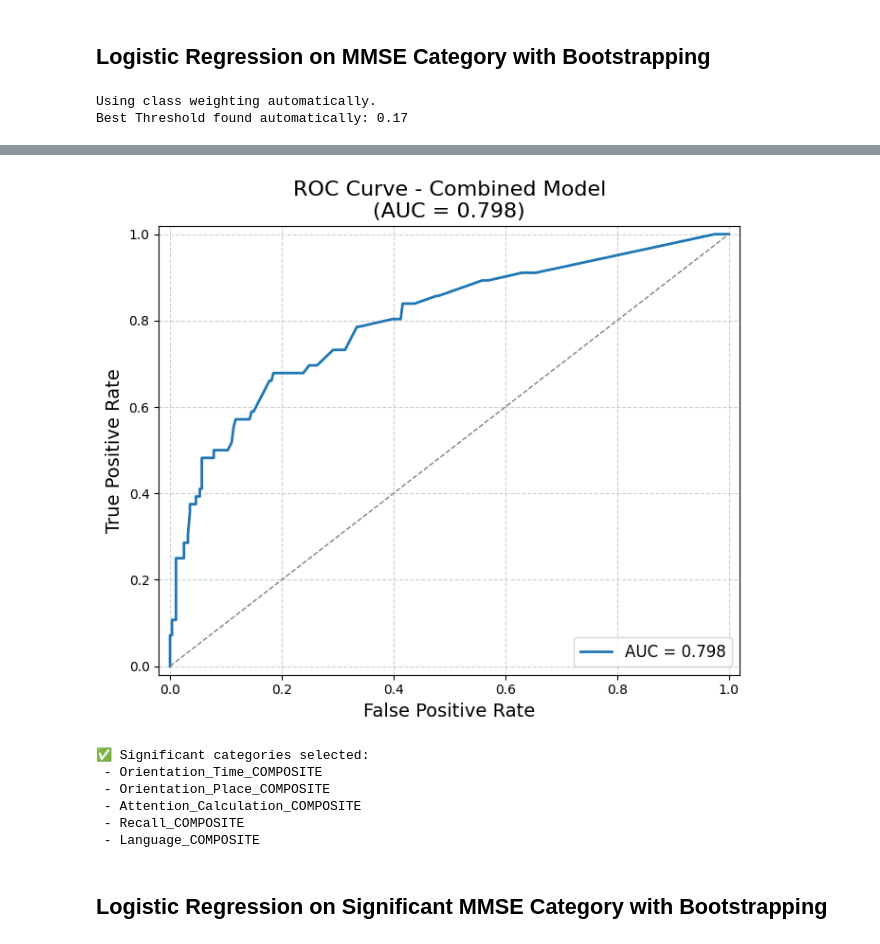
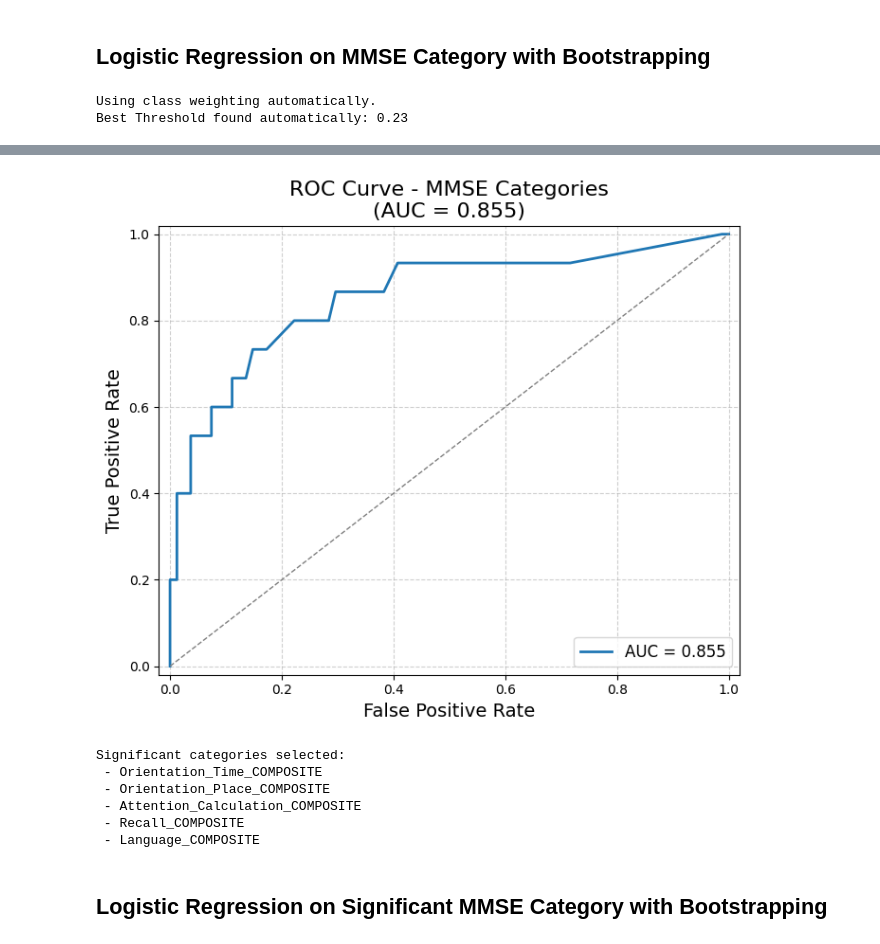
Before and after one commit to LisanKuruppu/bacheloroppgave, a Jupyter notebook: Logisitc_Analysis.ipynb, the cells around one changed output, grey strips where cells are left out. Saved outputs shown, nothing was run; the diff lists cells and outputs as text; code cells hidden in the pictures.

```diff
--- a/Logisitc_Analysis.ipynb
+++ b/Logisitc_Analysis.ipynb
@@ -269,10 +234,18 @@ def update_categories_with_good_questions(categories, good_questions):
 ## Logistic Regression on MMSCORE with Bootstrapping
 # %%
 # Define features and target
-X_train = df_train[['MMSCORE']]
+X_train = df_train[['MMSCORE', 'subject_id']]  # Include 'subject_id' in X_train
 y_train = df_train['AD']
-X_test = df_test[['MMSCORE']]
+X_test = df_test[['MMSCORE', 'subject_id']]  # Include 'subject_id' in X_test
 y_test = df_test['AD']
+
+# Use only the last visit for each subject in the test set
+X_test = X_test.drop_duplicates(subset=['subject_id'], keep='last')
+y_test = y_test[X_test.index]  # Align y_test with the filtered X_test
+
+# Drop 'subject_id' from X_train and X_test
+X_train = X_train.drop(columns=['subject_id'])
+X_test = X_test.drop(columns=['subject_id'])
 
 # Run bootstrapped logistic regression
 mmsescore_results = bootstrap_metrics(
@@ -421,61 +290,13 @@ Best Threshold found automatically: 0.10
 # %% [markdown]
 ## Logistic Regression on MMSE Category with Bootstrapping
 # %%
+# Use only the last visit for each subject in the test set
+df_test = df_test.groupby('subject_id').last().reset_index()
+
 # Create composite scores for each category
 for category, questions in categories.items():
     df_train[f"{category}_COMPOSITE"] = df_train[questions].sum(axis=1, skipna=True)
     df_test[f"{category}_COMPOSITE"] = df_test[questions].sum(axis=1, skipna=True)
-
-# # Analyze each category
-# category_results = []
-
-# for category in categories.keys():
-#     print(f"\nRunning logistic regression for category: {category}")
-
-#     try:
-#         # Define features and target
-#         X_train_category = df_train[[f"{category}_COMPOSITE"]]
-#         y_train_category = df_train['AD']
-#         X_test_category = df_test[[f"{category}_COMPOSITE"]]
-#         y_test_category = df_test['AD']
-
-#         # Run logistic regression with bootstrapping (auto threshold)
-#         results_category = bootstrap_metrics(
-#             df_train=X_train_category,
-#             df_test=X_test_category,
-#             independent_vars=[f"{category}_COMPOSITE"],
-#             dep_var_train=y_train_category,
-#             dep_var_test=y_test_category,
-#             n_bootstrap=1000
-#         )
-
-#         # Save results
-#         category_results.append({
-#             'Category': category,
-#             'Best Threshold': results_category["Best Threshold"],
-#             'Odds Ratios': results_category["Odds Ratios (one-time fit)"],
-#             'Bootstrapped Metrics': results_category["Bootstrapped Metrics"],
-#             'True Labels': results_category["True Labels"],
-#             'Predicted Probabilities': results_category["Predicted Probabilities"]
-#         })
-
-#     except Exception as e:
-#         print(f"Error running logistic regression for category {category}: {e}")
-#         continue
-
-# # Display results for each category
-# for result in category_results:
-#     print(f"\n============ Results for {result['Category']} ============")
-#     print("----- Odds Ratios (one-time fit) -----")
-#     print(result['Odds Ratios'])
-#     print(f"\nBest Threshold Automatically Found: {result['Best Threshold']:.2f}")
-#     print("\n----- Bootstrapped Metrics (1000 runs) -----")
-#     for metric, (mean, ci) in result['Bootstrapped Metrics'].items():
-#         print(f"{metric}: Mean = {mean:.4f}, 95% CI = [{ci[0]:.4f}, {ci[1]:.4f}]")
-
-# (Optional) Plot ROC Curve for each category
-# for result in category_results:
-#    plot_roc_curve(result["True Labels"], result["Predicted Probabilities"], title=f"ROC Curve - {result['Category']}")
 
 # ======= Logistic Regression on Combined Model =======
 combined_features = [f"{category}_COMPOSITE" for category in categories.keys()]
@@ -495,7 +316,7 @@ combined_category_results = bootstrap_metrics(
 )
 
 # Display combined results
-print("\n============ Combined Results ============")
+print("\n============ Category Results ============")
 print("----- Odds Ratios (one-time fit) -----")
 print(combined_category_results["Odds Ratios (one-time fit)"])
 print(f"\nBest Threshold Automatically Found: {combined_category_results['Best Threshold']:.2f}")
@@ -504,17 +325,17 @@ for metric, (mean, ci) in combined_category_results["Bootstrapped Metrics"].item
     print(f"{metric}: Mean = {mean:.4f}, 95% CI = [{ci[0]:.4f}, {ci[1]:.4f}]")
 
 # (Optional) Plot ROC Curve for combined model
-plot_roc_curve(combined_category_results["True Labels"], combined_category_results["Predicted Probabilities"], title="ROC Curve - Combined Model")
+plot_roc_curve(combined_category_results["True Labels"], combined_category_results["Predicted Probabilities"], title="ROC Curve - MMSE Categories")
 
 # Analyze p-values of combined model
 combined_odds_ratios = combined_category_results["Odds Ratios (one-time fit)"]
 significant_categories_ = combined_odds_ratios[(combined_odds_ratios['p-value'] < 0.05) & (~combined_odds_ratios.index.str.contains('const'))].index.tolist()
-print(f"\n✅ Significant categories selected:")
+print(f"\nSignificant categories selected:")
 for category in significant_categories_:
     print(f" - {category}")
 # %% [output]
 Using class weighting automatically.
-Best Threshold found automatically: 0.17
+Best Threshold found automatically: 0.23
 A value is trying to be set on a copy of a slice from a DataFrame.
 Try using .loc[row_indexer,col_indexer] = value instead
 
@@ -552,5 +373,5 @@ F1-score: Mean = 0.5162, 95% CI = [0.5103, 0.5278]
-[figure, old version]
+[figure, new version]
-✅ Significant categories selected:
+Significant categories selected:
  - Orientation_Time_COMPOSITE
  - Orientation_Place_COMPOSITE
  - Attention_Calculation_COMPOSITE
```
Also changed, not shown: parts of 24 cells of this notebook, 23 other files.
